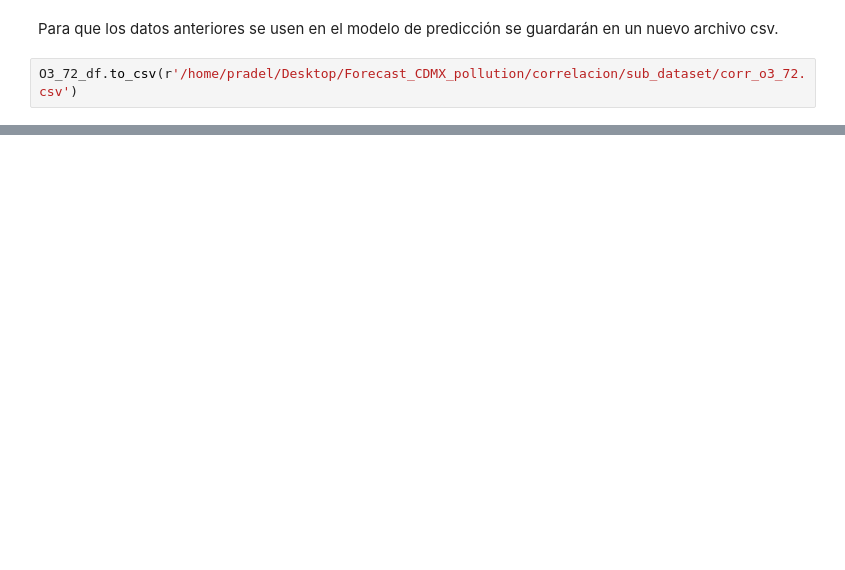
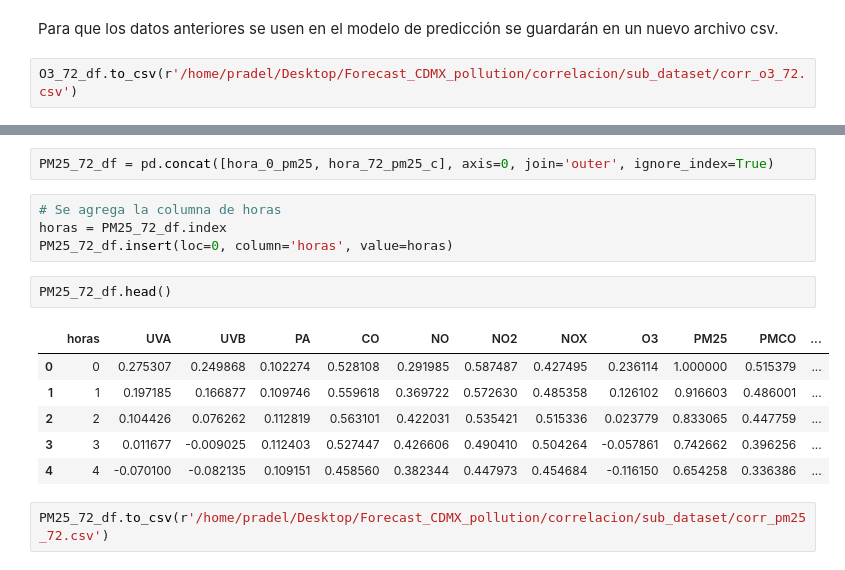
Before and after one commit to DanielBustillos/Forecast-pollution-CDMX, a Jupyter notebook: correlacion/02_correlaciones.ipynb, the cells around one changed output, grey strips where cells are left out. Cells and saved outputs as stored; diff of their text form; blank space fills up the shorter version.

```diff
--- a/correlacion/02_correlaciones.ipynb
+++ b/correlacion/02_correlaciones.ipynb
@@ -394,0 +485,17 @@ O3_72_df.to_csv(r'/home/pradel/Desktop/Forecast_CDMX_pollution/correlacion/sub_d
+# %%
+PM25_72_df = pd.concat([hora_0_pm25, hora_72_pm25_c], axis=0, join='outer', ignore_index=True)
+# %%
+# Se agrega la columna de horas
+horas = PM25_72_df.index
+PM25_72_df.insert(loc=0, column='horas', value=horas)
+# %%
+PM25_72_df.head()
+# %% [output]
+|  | horas | UVA | UVB | PA | CO | NO | NO2 | NOX | O3 | PM25 | PMCO | ... |
+| 0 | 0 | 0.275307 | 0.249868 | 0.102274 | 0.528108 | 0.291985 | 0.587487 | 0.427495 | 0.236114 | 1.000000 | 0.515379 | ... |
+| 1 | 1 | 0.197185 | 0.166877 | 0.109746 | 0.559618 | 0.369722 | 0.572630 | 0.485358 | 0.126102 | 0.916603 | 0.486001 | ... |
+| 2 | 2 | 0.104426 | 0.076262 | 0.112819 | 0.563101 | 0.422031 | 0.535421 | 0.515336 | 0.023779 | 0.833065 | 0.447759 | ... |
+| 3 | 3 | 0.011677 | -0.009025 | 0.112403 | 0.527447 | 0.426606 | 0.490410 | 0.504264 | -0.057861 | 0.742662 | 0.396256 | ... |
+| 4 | 4 | -0.070100 | -0.082135 | 0.109151 | 0.458560 | 0.382344 | 0.447973 | 0.454684 | -0.116150 | 0.654258 | 0.336386 | ... |
+# %%
+PM25_72_df.to_csv(r'/home/pradel/Desktop/Forecast_CDMX_pollution/correlacion/sub_dataset/corr_pm25_72.csv')
```
Also changed, not shown: parts of 26 cells of this notebook, 9 other files.
